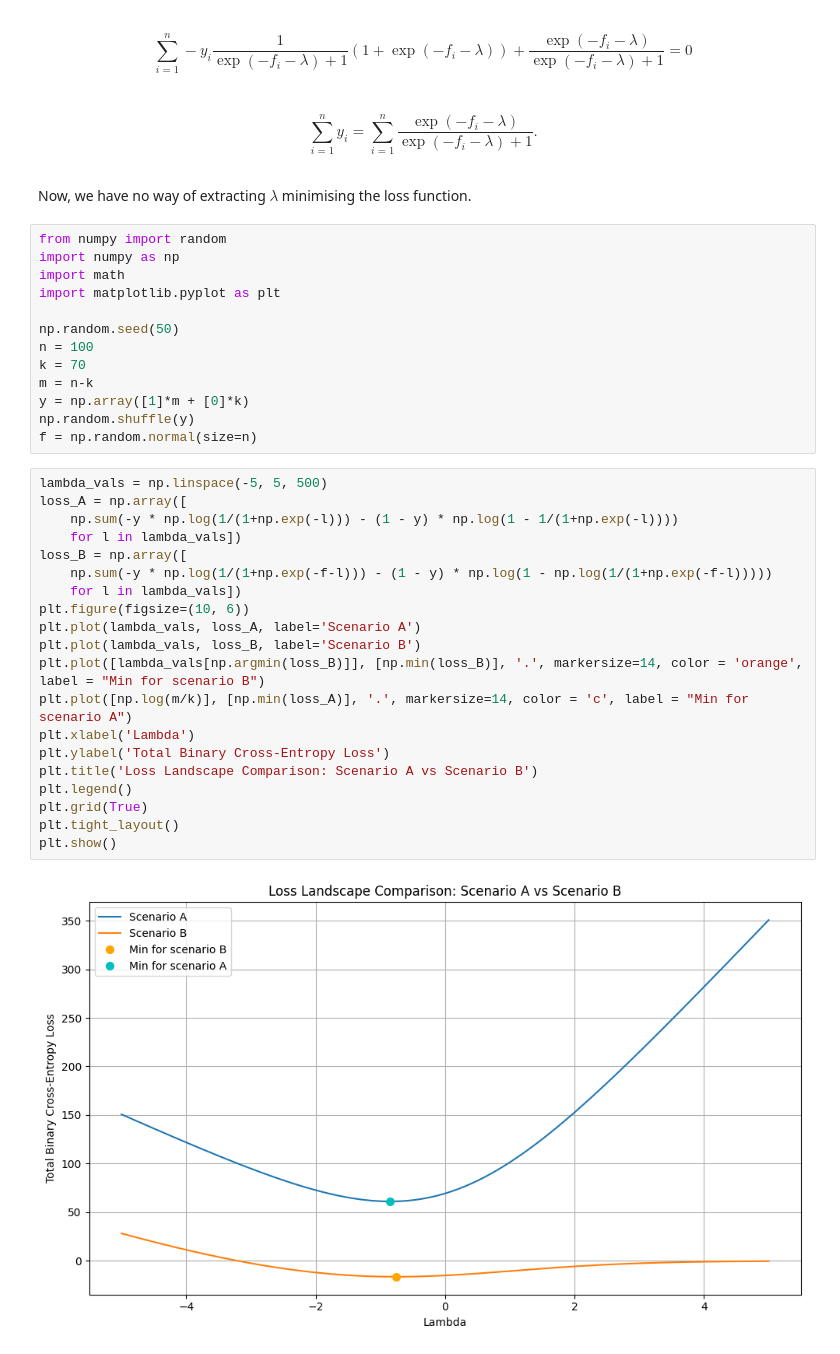
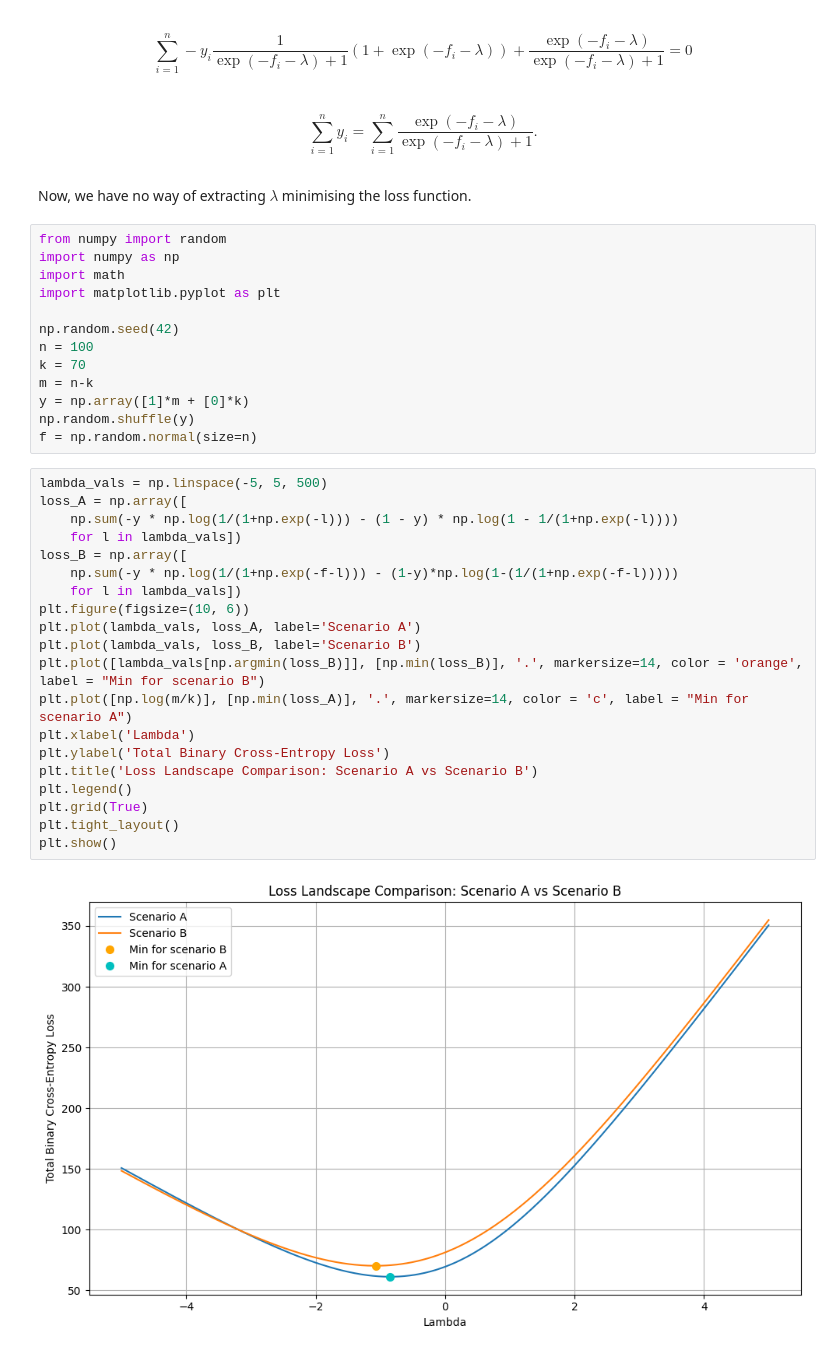
Before and after one commit to Aleksypruszkowski/Machine-Learning-MIMUW, a Jupyter notebook: Lab07.ipynb, the cells around one changed output. Cells and saved outputs as stored; diff of their text form.

```diff
--- a/Lab07.ipynb
+++ b/Lab07.ipynb
@@ -34,7 +34,7 @@ import numpy as np
 import math
 import matplotlib.pyplot as plt
 
-np.random.seed(50)
+np.random.seed(42)
 n = 100
 k = 70
 m = n-k
@@ -44,23 +44,23 @@ f = np.random.normal(size=n)
 # %%
 lambda_vals = np.linspace(-5, 5, 500)
 loss_A = np.array([
     np.sum(-y * np.log(1/(1+np.exp(-l))) - (1 - y) * np.log(1 - 1/(1+np.exp(-l))))
     for l in lambda_vals])
 loss_B = np.array([
-    np.sum(-y * np.log(1/(1+np.exp(-f-l))) - (1 - y) * np.log(1 - np.log(1/(1+np.exp(-f-l)))))
+    np.sum(-y * np.log(1/(1+np.exp(-f-l))) - (1-y)*np.log(1-(1/(1+np.exp(-f-l)))))
     for l in lambda_vals])
 plt.figure(figsize=(10, 6))
 plt.plot(lambda_vals, loss_A, label='Scenario A')
 plt.plot(lambda_vals, loss_B, label='Scenario B')
 plt.plot([lambda_vals[np.argmin(loss_B)]], [np.min(loss_B)], '.', markersize=14, color = 'orange', label = "Min for scenario B")
 plt.plot([np.log(m/k)], [np.min(loss_A)], '.', markersize=14, color = 'c', label = "Min for scenario A")
 plt.xlabel('Lambda')
 plt.ylabel('Total Binary Cross-Entropy Loss')
 plt.title('Loss Landscape Comparison: Scenario A vs Scenario B')
 plt.legend()
 plt.grid(True)
 plt.tight_layout()
 plt.show()
 # %% [output]
-[figure, old version]
+[figure, new version]
 # %% [markdown]
```
Also changed, not shown: parts of 1 cell of this notebook.
